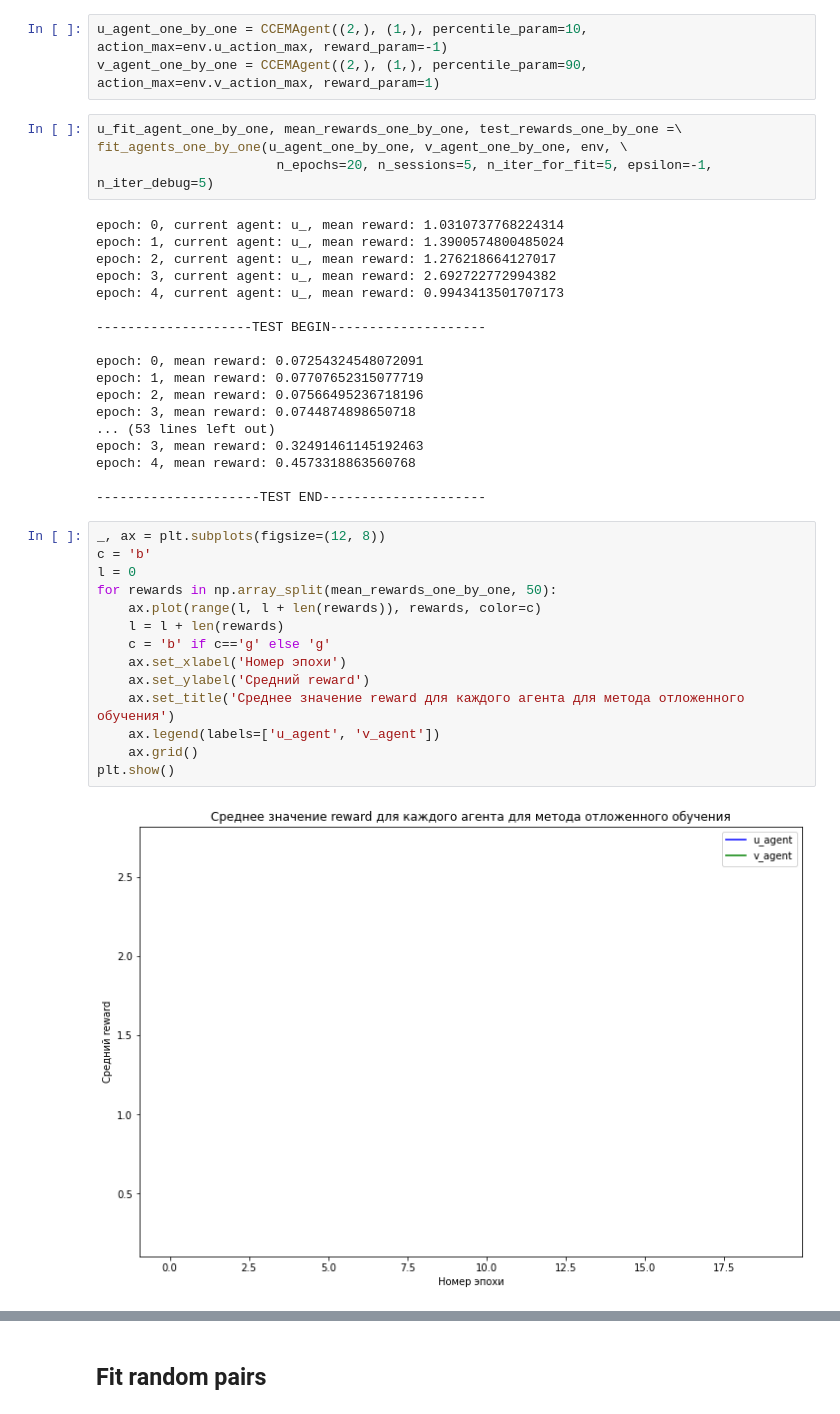
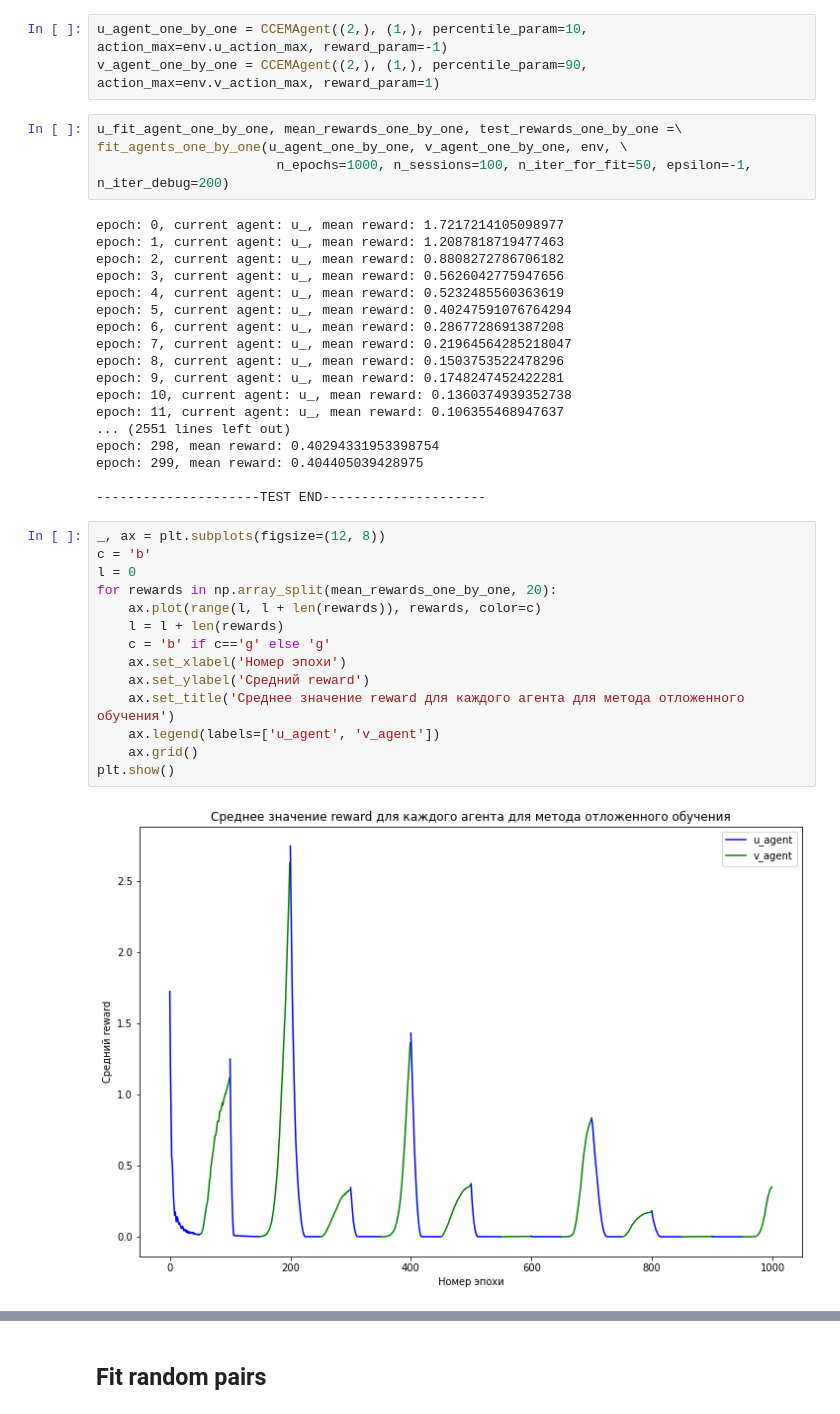
Before and after one commit to LiableFish/RL_Practise, a Jupyter notebook: UnequalGame/UnequalGameImplementation.ipynb, the cells around one changed output, grey strips where cells are left out. Drawn from its saved outputs; the diff is of its cells as text.

```diff
--- a/UnequalGame/UnequalGameImplementation.ipynb
+++ b/UnequalGame/UnequalGameImplementation.ipynb
@@ -504,41 +505,41 @@ v_agent_one_by_one = CCEMAgent((2,), (1,), percentile_param=90, action_max=env.v
 # %%
 u_fit_agent_one_by_one, mean_rewards_one_by_one, test_rewards_one_by_one =\
 fit_agents_one_by_one(u_agent_one_by_one, v_agent_one_by_one, env, \
-                       n_epochs=20, n_sessions=5, n_iter_for_fit=5, epsilon=-1, n_iter_debug=5)
+                       n_epochs=1000, n_sessions=100, n_iter_for_fit=50, epsilon=-1, n_iter_debug=200)
 # %% [output]
-epoch: 0, current agent: u_, mean reward: 1.0310737768224314
-epoch: 1, current agent: u_, mean reward: 1.3900574800485024
-epoch: 2, current agent: u_, mean reward: 1.276218664127017
-epoch: 3, current agent: u_, mean reward: 2.692722772994382
-epoch: 4, current agent: u_, mean reward: 0.9943413501707173
-
---------------------TEST BEGIN--------------------
-
-epoch: 0, mean reward: 0.07254324548072091
-epoch: 1, mean reward: 0.07707652315077719
-epoch: 2, mean reward: 0.07566495236718196
-epoch: 3, mean reward: 0.0744874898650718
-... (53 lines left out)
-epoch: 3, mean reward: 0.32491461145192463
-epoch: 4, mean reward: 0.4573318863560768
+epoch: 0, current agent: u_, mean reward: 1.7217214105098977
+epoch: 1, current agent: u_, mean reward: 1.2087818719477463
+epoch: 2, current agent: u_, mean reward: 0.8808272786706182
+epoch: 3, current agent: u_, mean reward: 0.5626042775947656
+epoch: 4, current agent: u_, mean reward: 0.5232485560363619
+epoch: 5, current agent: u_, mean reward: 0.40247591076764294
+epoch: 6, current agent: u_, mean reward: 0.2867728691387208
+epoch: 7, current agent: u_, mean reward: 0.21964564285218047
+epoch: 8, current agent: u_, mean reward: 0.1503753522478296
+epoch: 9, current agent: u_, mean reward: 0.1748247452422281
+epoch: 10, current agent: u_, mean reward: 0.1360374939352738
+epoch: 11, current agent: u_, mean reward: 0.106355468947637
+... (2551 lines left out)
+epoch: 298, mean reward: 0.40294331953398754
+epoch: 299, mean reward: 0.404405039428975
 
 ---------------------TEST END---------------------
 # %%
 _, ax = plt.subplots(figsize=(12, 8))
 c = 'b'
 l = 0
-for rewards in np.array_split(mean_rewards_one_by_one, 50):
+for rewards in np.array_split(mean_rewards_one_by_one, 20):
     ax.plot(range(l, l + len(rewards)), rewards, color=c)
     l = l + len(rewards)
     c = 'b' if c=='g' else 'g'
     ax.set_xlabel('Номер эпохи')
     ax.set_ylabel('Средний reward')
     ax.set_title('Среднее значение reward для каждого агента для метода отложенного обучения')
     ax.legend(labels=['u_agent', 'v_agent'])
     ax.grid()
 plt.show()
 # %% [output]
-[figure, old version]
+[figure, new version]
 # %%
 plot_mean_rewards(mean_rewards_one_by_one, method_name='метода отложенного обучения', test_rewards=test_rewards_one_by_one)
 # %% [output]
```
Also changed, not shown: parts of 3 cells of this notebook.
